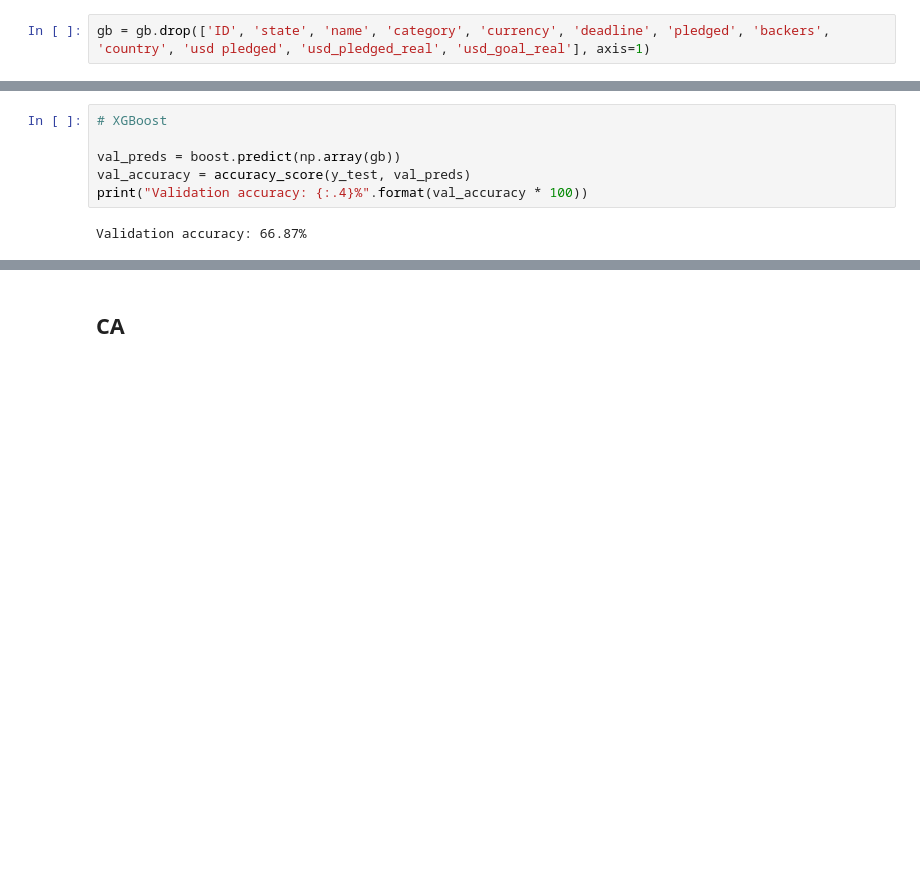
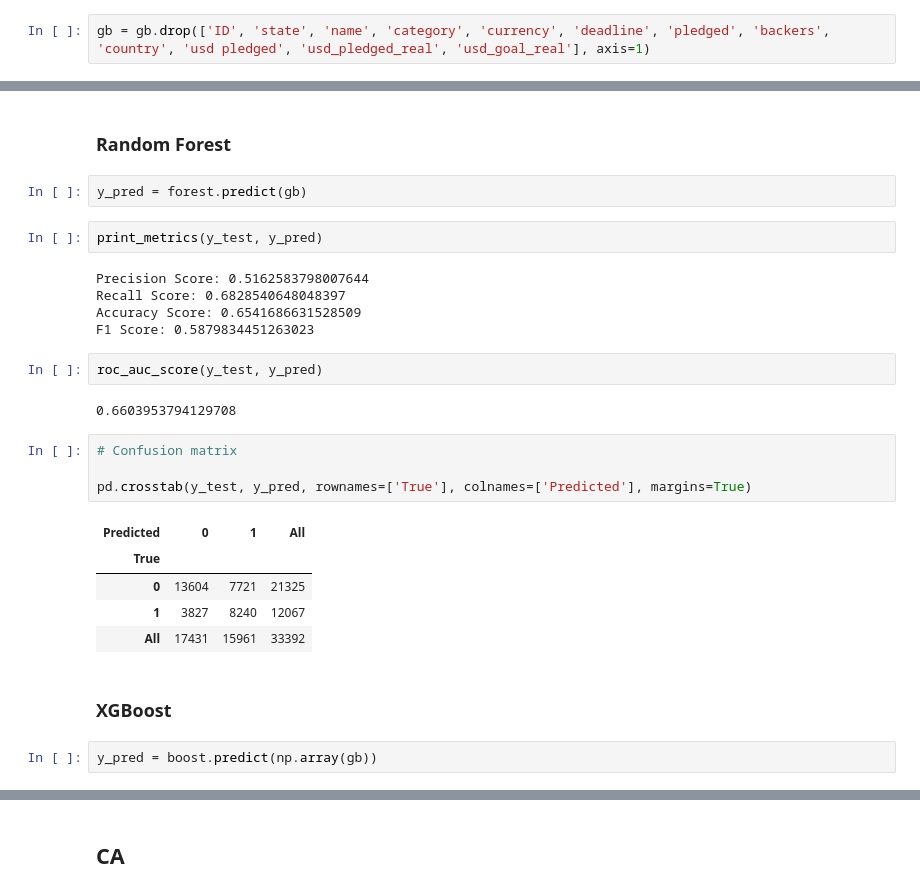
Before and after one commit to JonBebi/Kickfinisher, a Jupyter notebook: Kick.ipynb, the cells around one changed output, grey strips where cells are left out. Cells and saved outputs as stored; diff of their text form; blank space fills up the shorter version.

```diff
--- a/Kick.ipynb
+++ b/Kick.ipynb
@@ -627,8 +663,29 @@ forest.score(gb, y_test)
-# %%
-# XGBoost
-
-val_preds = boost.predict(np.array(gb))
-val_accuracy = accuracy_score(y_test, val_preds)
-print("Validation accuracy: {:.4}%".format(val_accuracy * 100))
-# %% [output]
-Validation accuracy: 66.87%
+# %% [markdown]
+### Random Forest
+# %%
+y_pred = forest.predict(gb)
+# %%
+print_metrics(y_test, y_pred)
+# %% [output]
+Precision Score: 0.5162583798007644
+Recall Score: 0.6828540648048397
+Accuracy Score: 0.6541686631528509
+F1 Score: 0.5879834451263023
+# %%
+roc_auc_score(y_test, y_pred)
+# %% [output]
+0.6603953794129708
+# %%
+# Confusion matrix
+
+pd.crosstab(y_test, y_pred, rownames=['True'], colnames=['Predicted'], margins=True)
+# %% [output]
+| Predicted | 0 | 1 | All |
+| True |  |  |  |
+| 0 | 13604 | 7721 | 21325 |
+| 1 | 3827 | 8240 | 12067 |
+| All | 17431 | 15961 | 33392 |
+# %% [markdown]
+### XGBoost
+# %%
+y_pred = boost.predict(np.array(gb))
```
Also changed, not shown: parts of 55 cells of this notebook.
